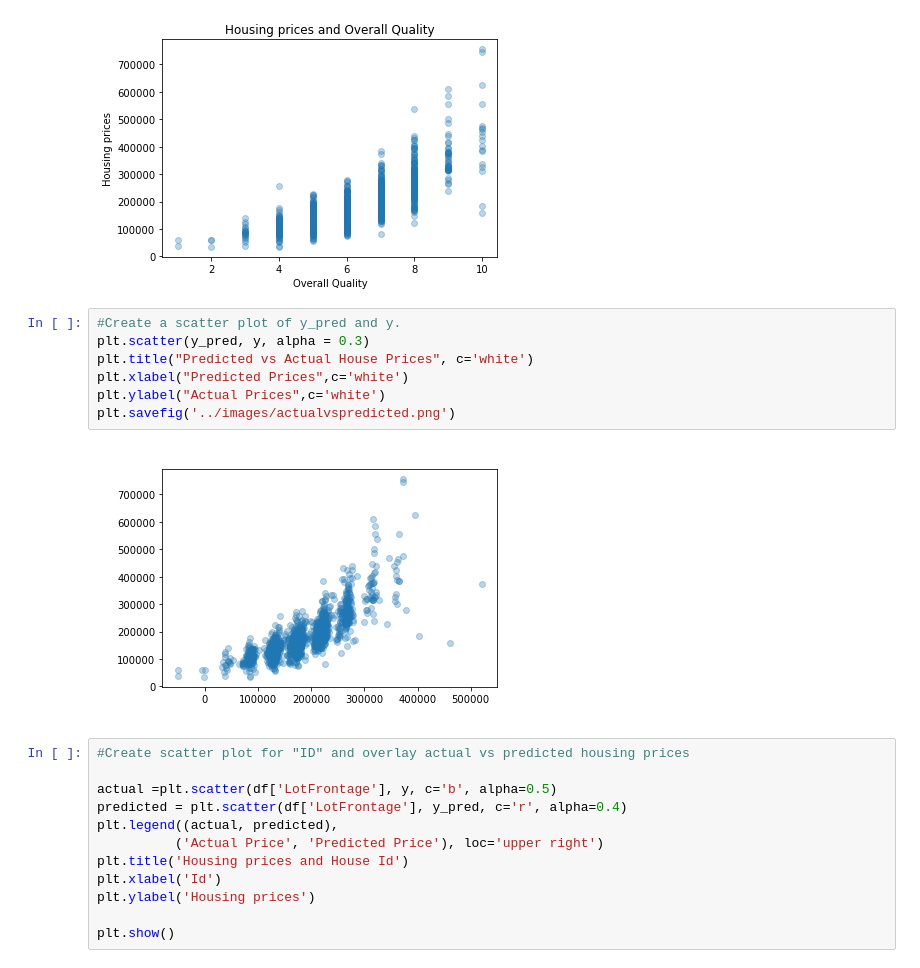
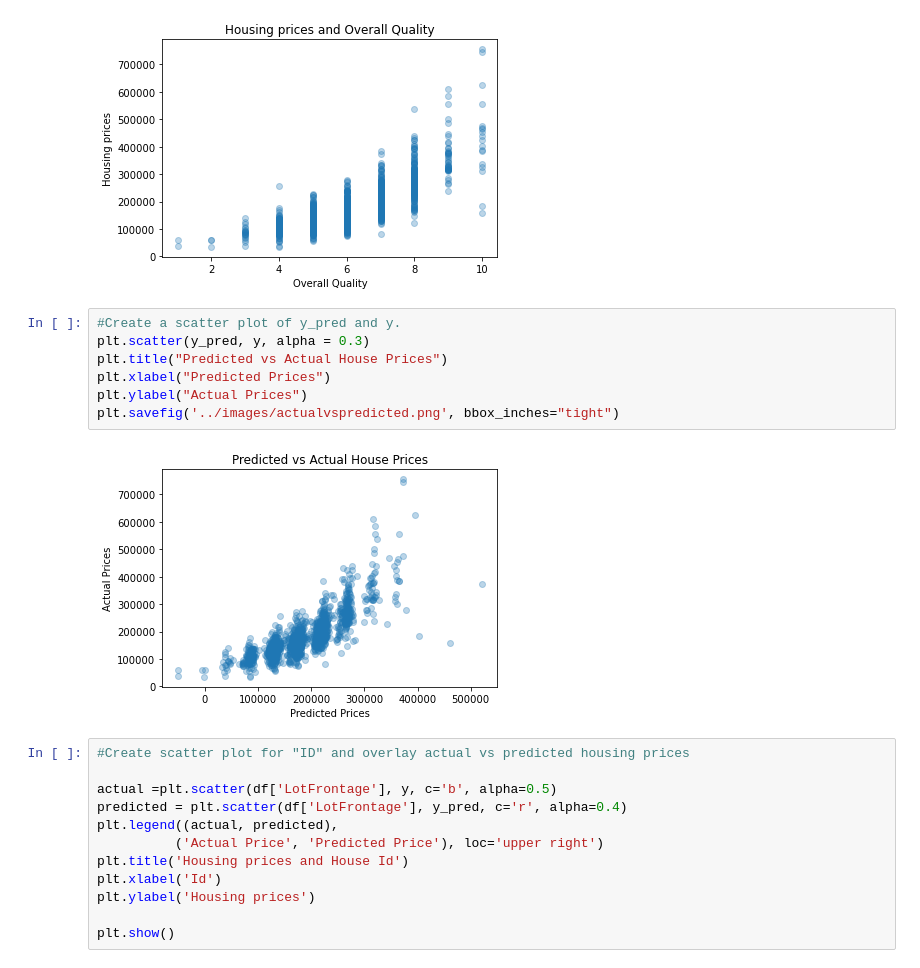
Before and after one commit to tiffanykho/Springboard, a Jupyter notebook: CapstoneTwo/notebooks/data_exploration.ipynb, the cells around one changed output. Saved outputs shown, nothing was run; the diff lists cells and outputs as text.

Commit message:
edited face color images

```diff
--- a/CapstoneTwo/notebooks/data_exploration.ipynb
+++ b/CapstoneTwo/notebooks/data_exploration.ipynb
@@ -193,12 +193,12 @@ Text(0, 0.5, 'Housing prices')
 # %%
 #Create a scatter plot of y_pred and y.
 plt.scatter(y_pred, y, alpha = 0.3)
-plt.title("Predicted vs Actual House Prices", c='white')
-plt.xlabel("Predicted Prices",c='white')
-plt.ylabel("Actual Prices",c='white')
-plt.savefig('../images/actualvspredicted.png')
+plt.title("Predicted vs Actual House Prices")
+plt.xlabel("Predicted Prices")
+plt.ylabel("Actual Prices")
+plt.savefig('../images/actualvspredicted.png', bbox_inches="tight")
 # %% [output]
-[figure, old version]
+[figure, new version]
 # %%
 #Create scatter plot for "ID" and overlay actual vs predicted housing prices
 
```
Also changed, not shown: 4 other files.
